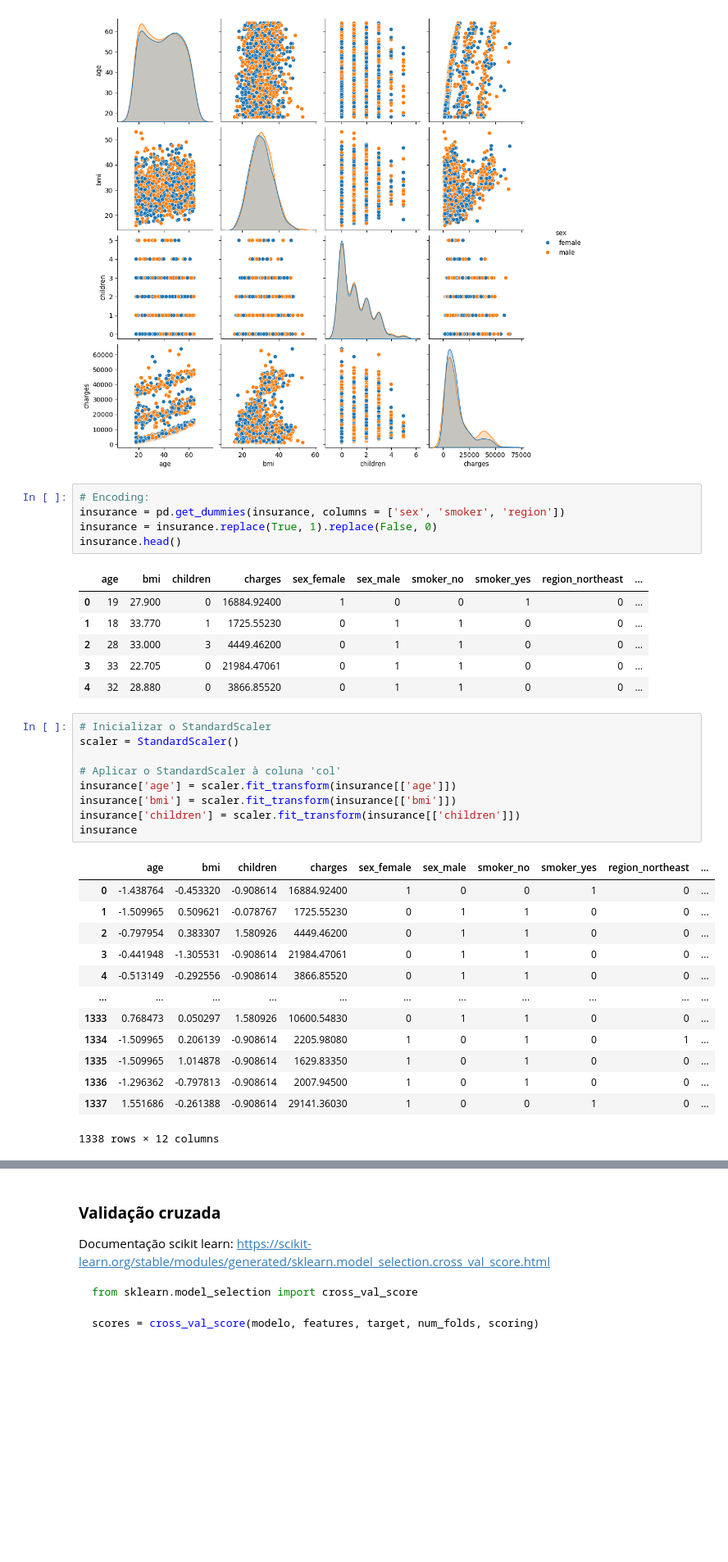
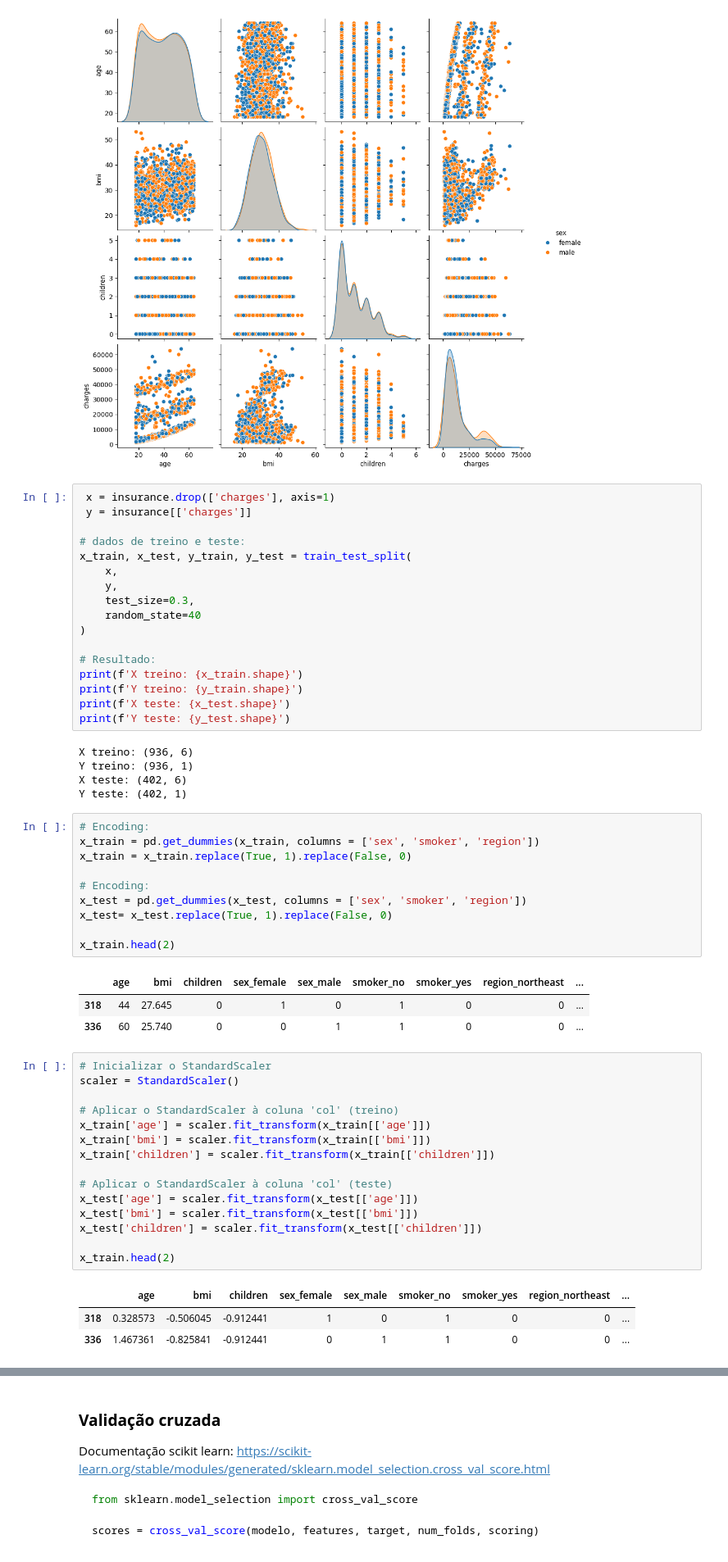
Before and after one commit to OviedoVR/ML_especializacao, a Jupyter notebook: notebooks/regressao.ipynb, the cells around one changed output, grey strips where cells are left out. Shown at 82% size. Drawn from its saved outputs; the diff is of its cells as text; blank space fills up the shorter version.

```diff
--- a/notebooks/regressao.ipynb
+++ b/notebooks/regressao.ipynb
@@ -396,38 +340,58 @@ sns.pairplot(data=insurance, hue='sex')
 # %% [output]
 <seaborn.axisgrid.PairGrid at 0x...>
 [figure]
+# %%
+ x = insurance.drop(['charges'], axis=1)
+ y = insurance[['charges']]
+
+# dados de treino e teste:
+x_train, x_test, y_train, y_test = train_test_split(
+    x,
+    y,
+    test_size=0.3,
+    random_state=40
+)
+
+# Resultado:
+print(f'X treino: {x_train.shape}')
+print(f'Y treino: {y_train.shape}')
+print(f'X teste: {x_test.shape}')
+print(f'Y teste: {y_test.shape}')
+# %% [output]
+X treino: (936, 6)
+Y treino: (936, 1)
+X teste: (402, 6)
+Y teste: (402, 1)
 # %%
 # Encoding:
-insurance = pd.get_dummies(insurance, columns = ['sex', 'smoker', 'region'])
-insurance = insurance.replace(True, 1).replace(False, 0)
-insurance.head()
+x_train = pd.get_dummies(x_train, columns = ['sex', 'smoker', 'region'])
+x_train = x_train.replace(True, 1).replace(False, 0)
+
+# Encoding:
+x_test = pd.get_dummies(x_test, columns = ['sex', 'smoker', 'region'])
+x_test= x_test.replace(True, 1).replace(False, 0)
+
+x_train.head(2)
 # %% [output]
-|  | age | bmi | children | charges | sex_female | sex_male | smoker_no | smoker_yes | region_northeast | ... |
-| 0 | 19 | 27.900 | 0 | 16884.92400 | 1 | 0 | 0 | 1 | 0 | ... |
-| 1 | 18 | 33.770 | 1 | 1725.55230 | 0 | 1 | 1 | 0 | 0 | ... |
-| 2 | 28 | 33.000 | 3 | 4449.46200 | 0 | 1 | 1 | 0 | 0 | ... |
-| 3 | 33 | 22.705 | 0 | 21984.47061 | 0 | 1 | 1 | 0 | 0 | ... |
-| 4 | 32 | 28.880 | 0 | 3866.85520 | 0 | 1 | 1 | 0 | 0 | ... |
+|  | age | bmi | children | sex_female | sex_male | smoker_no | smoker_yes | region_northeast | ... |
+| 318 | 44 | 27.645 | 0 | 1 | 0 | 1 | 0 | 0 | ... |
+| 336 | 60 | 25.740 | 0 | 0 | 1 | 1 | 0 | 0 | ... |
 # %%
 # Inicializar o StandardScaler
 scaler = StandardScaler()
 
-# Aplicar o StandardScaler à coluna 'col'
-insurance['age'] = scaler.fit_transform(insurance[['age']])
-insurance['bmi'] = scaler.fit_transform(insurance[['bmi']])
-insurance['children'] = scaler.fit_transform(insurance[['children']])
-insurance
+# Aplicar o StandardScaler à coluna 'col' (treino)
+x_train['age'] = scaler.fit_transform(x_train[['age']])
+x_train['bmi'] = scaler.fit_transform(x_train[['bmi']])
+x_train['children'] = scaler.fit_transform(x_train[['children']])
+
+# Aplicar o StandardScaler à coluna 'col' (teste)
+x_test['age'] = scaler.fit_transform(x_test[['age']])
+x_test['bmi'] = scaler.fit_transform(x_test[['bmi']])
+x_test['children'] = scaler.fit_transform(x_test[['children']])
+
+x_train.head(2)
 # %% [output]
-|  | age | bmi | children | charges | sex_female | sex_male | smoker_no | smoker_yes | region_northeast | ... |
-| 0 | -1.438764 | -0.453320 | -0.908614 | 16884.92400 | 1 | 0 | 0 | 1 | 0 | ... |
-| 1 | -1.509965 | 0.509621 | -0.078767 | 1725.55230 | 0 | 1 | 1 | 0 | 0 | ... |
-| 2 | -0.797954 | 0.383307 | 1.580926 | 4449.46200 | 0 | 1 | 1 | 0 | 0 | ... |
-| 3 | -0.441948 | -1.305531 | -0.908614 | 21984.47061 | 0 | 1 | 1 | 0 | 0 | ... |
-| 4 | -0.513149 | -0.292556 | -0.908614 | 3866.85520 | 0 | 1 | 1 | 0 | 0 | ... |
-| ... | ... | ... | ... | ... | ... | ... | ... | ... | ... | ... |
-| 1333 | 0.768473 | 0.050297 | 1.580926 | 10600.54830 | 0 | 1 | 1 | 0 | 0 | ... |
-| 1334 | -1.509965 | 0.206139 | -0.908614 | 2205.98080 | 1 | 0 | 1 | 0 | 1 | ... |
-| 1335 | -1.509965 | 1.014878 | -0.908614 | 1629.83350 | 1 | 0 | 1 | 0 | 0 | ... |
-| 1336 | -1.296362 | -0.797813 | -0.908614 | 2007.94500 | 1 | 0 | 1 | 0 | 0 | ... |
-| 1337 | 1.551686 | -0.261388 | -0.908614 | 29141.36030 | 1 | 0 | 0 | 1 | 0 | ... |
+|  | age | bmi | children | sex_female | sex_male | smoker_no | smoker_yes | region_northeast | ... |
+| 318 | 0.328573 | -0.506045 | -0.912441 | 1 | 0 | 1 | 0 | 0 | ... |
+| 336 | 1.467361 | -0.825841 | -0.912441 | 0 | 1 | 1 | 0 | 0 | ... |
-1338 rows × 12 columns
```
Also changed, not shown: parts of 23 cells of this notebook.
